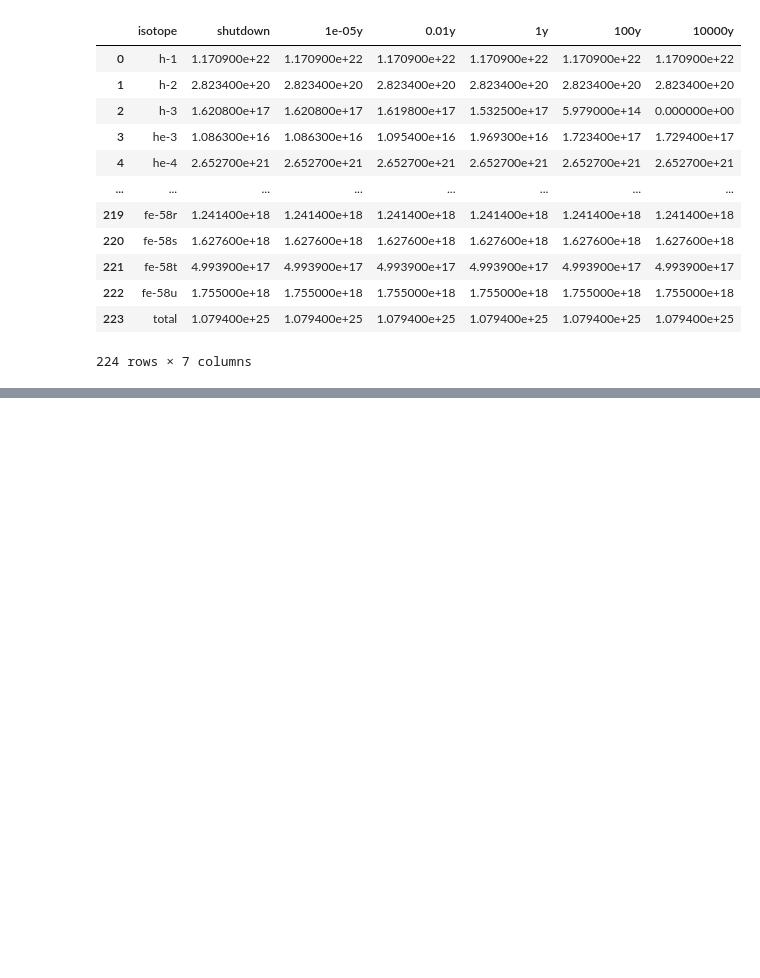
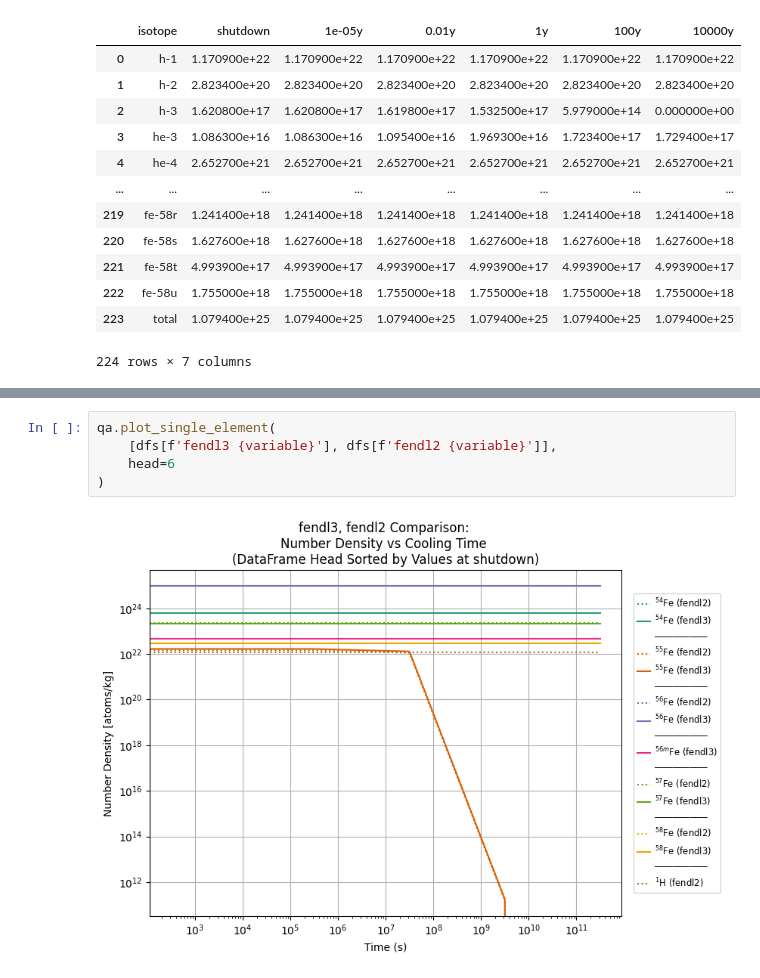
Before and after one commit to svalinn/ALARA, a Jupyter notebook: tools/ALARAJOYWrapper/alarajoy_QA_notebook.ipynb, the cells around one changed output, grey strips where cells are left out. Saved outputs shown, nothing was run; the diff lists cells and outputs as text; blank space fills up the shorter version.

```diff
--- a/tools/ALARAJOYWrapper/alarajoy_QA_notebook.ipynb
+++ b/tools/ALARAJOYWrapper/alarajoy_QA_notebook.ipynb
@@ -67,0 +90,7 @@ dfs['fendl3 Number Density']['Data']
+# %%
+qa.plot_single_element(
+    [dfs[f'fendl3 {variable}'], dfs[f'fendl2 {variable}']],
+    head=6
+)
+# %% [output]
+[figure, added]
```
Also changed, not shown: parts of 5 cells of this notebook, 1 other file.
